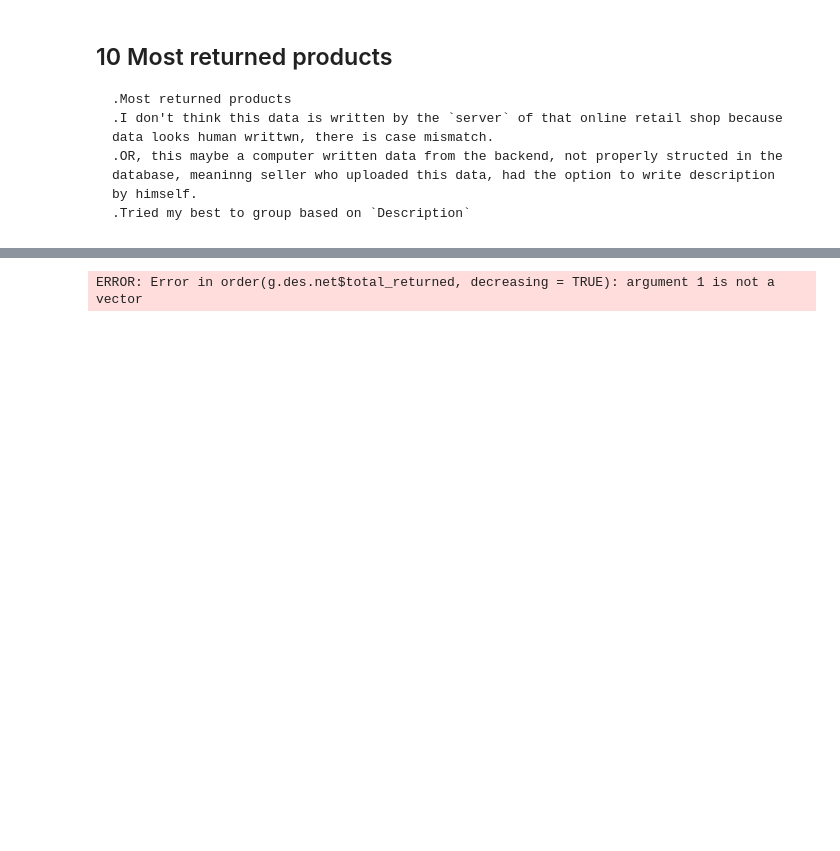
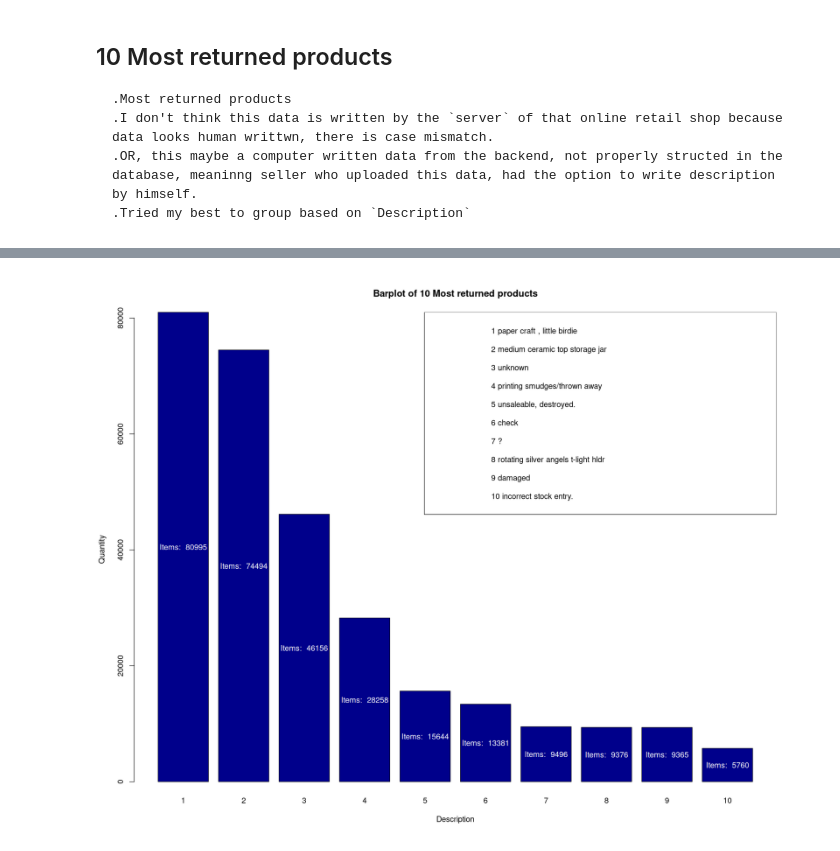
Before and after one commit to Aavash232311/DSC-105-Group-Project-, a Jupyter notebook: data.ipynb, the cells around one changed output, grey strips where cells are left out. Saved outputs shown, nothing was run; the diff lists cells and outputs as text; code cells hidden in the pictures; blank space fills up the shorter version.

```diff
--- a/data.ipynb
+++ b/data.ipynb
@@ -448,17 +448,23 @@ g.des.net_sorted <- nv %>%
   summarize(
     total_returned = sum(Quantity, na.rm = TRUE)
   )
-g.des.net_sorted <- g.des.net[order(g.des.net$total_returned, decreasing = TRUE), ]
+g.des.net_sorted <- g.des.net_sorted[order(g.des.net_sorted$total_returned, decreasing = TRUE), ]
 g.des.net_sorted <- head(g.des.net_sorted, 10)
 
+sequence <- seq_along(g.des.net_sorted$total_returned)
 
-bp <- barplot(names.arg = seq_along(g.des.net_sorted$total_returned),
+bp <- barplot(names.arg = sequence,
         height= g.des.net_sorted$total_returned,
         main = "Barplot of 10 Most returned products",
         col="darkblue",
         xlab="Description",
         ylab="Quantity",
 )
+
+legend("topright",
+       legend = paste(sequence, g.des.net_sorted$Description),
+       lwd = 2,
+      lty = 0)
 
 bin.label <- paste("Items: ", g.des.net_sorted$total_returned)
 
@@ -469,4 +475,5 @@ text(
   cex = 1.0, # size of text
 label=bin.label,
 )
+# Garbage in Garbage Out (GIGO) if most of the data is trash then we cannot to anything about it.
 # %% [output]
@@ -475 +480 @@ Warning message:
-ERROR: Error in order(g.des.net$total_returned, decreasing = TRUE): argument 1 is not a vector
+[figure, added]
```
Also changed, not shown: parts of 2 cells of this notebook.
